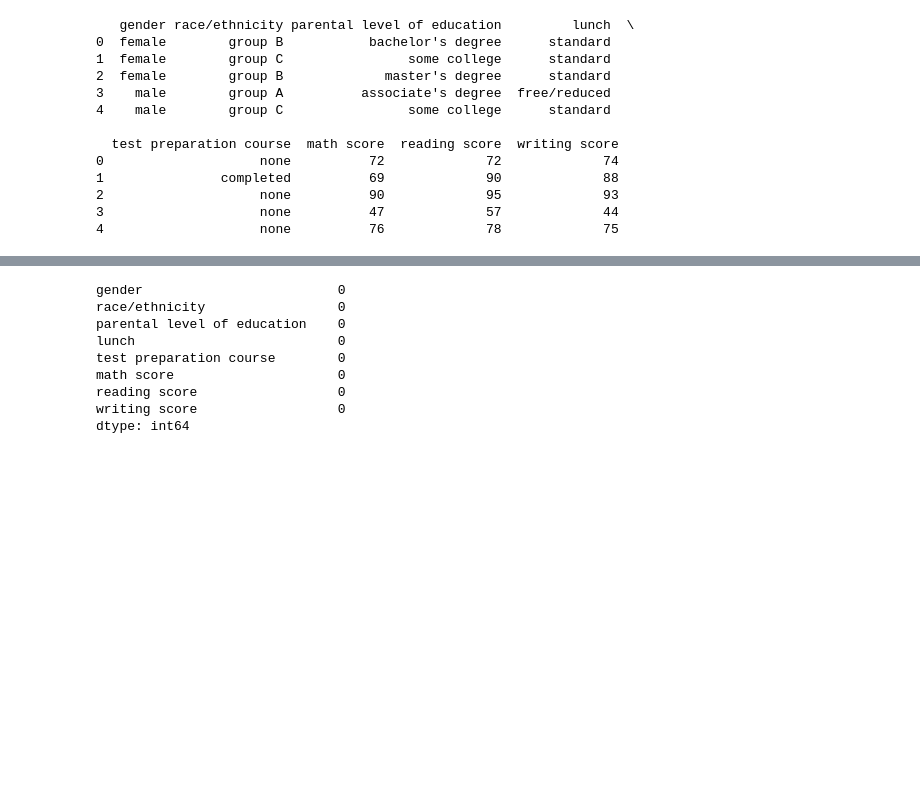
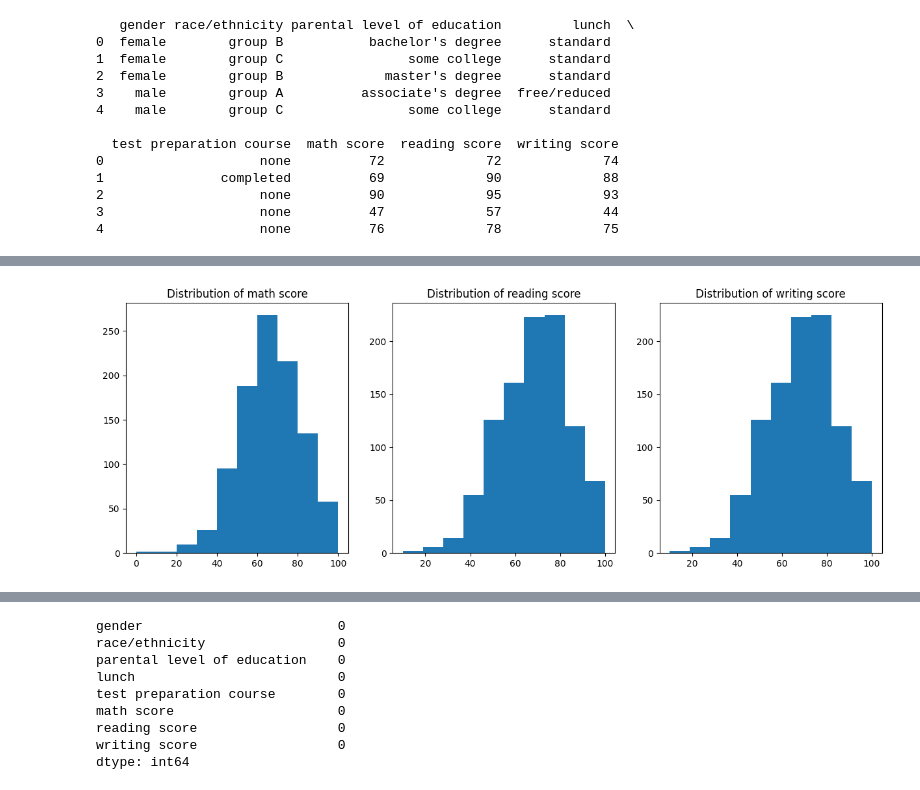
Before and after one commit to nebellleben/machine-learning-zoomcamp, a Jupyter notebook: midterm-project/notebook.ipynb, the cells around one changed output, grey strips where cells are left out. Drawn from its saved outputs; the diff is of its cells as text; code cells hidden in the pictures; blank space fills up the shorter version.

```diff
--- a/midterm-project/notebook.ipynb
+++ b/midterm-project/notebook.ipynb
@@ -47,0 +131,8 @@ print(df.head())
+# %%
+to_category = ['gender','race/ethnicity','parental level of education','lunch','test preparation course']
+df[to_category] = df[to_category].astype('category')
+
+parental_order = ["some high school", "high school", "some college", "associate's degree", "bachelor's degree", "master's degree"]
+df['parental level of education'] = pd.Categorical(df['parental level of education'], categories=parental_order, ordered=True)
+
+print(df.dtypes)
@@ -47,0 +149,16 @@ print(df.head())
+# %%
+# 2.3
+
+fig, ax = plt.subplots(1,3,figsize=(15,5))
+ax[0].hist(df['math score'])
+ax[0].set_title('Distribution of math score')
+
+ax[1].hist(df['writing score'])
+ax[1].set_title('Distribution of reading score')
+
+ax[2].hist(df['writing score'])
+ax[2].set_title('Distribution of writing score')
+
+plt.show()
+# %% [output]
+[figure, added]
```
Also changed, not shown: parts of 15 cells of this notebook.
